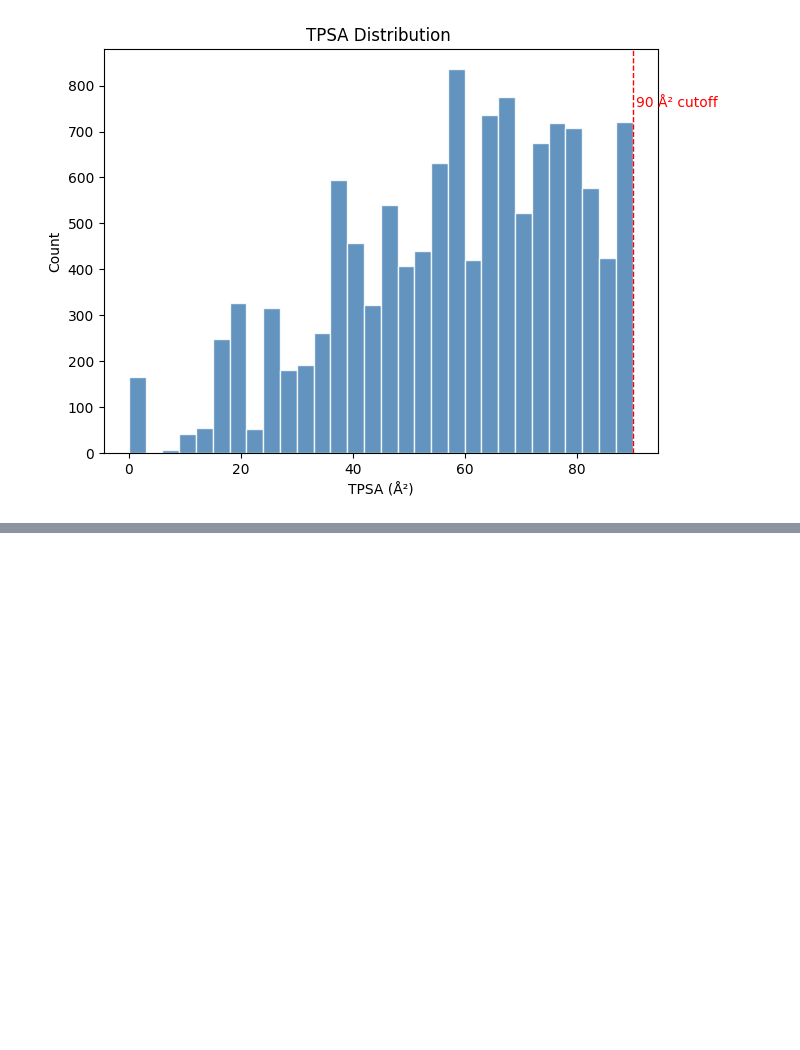
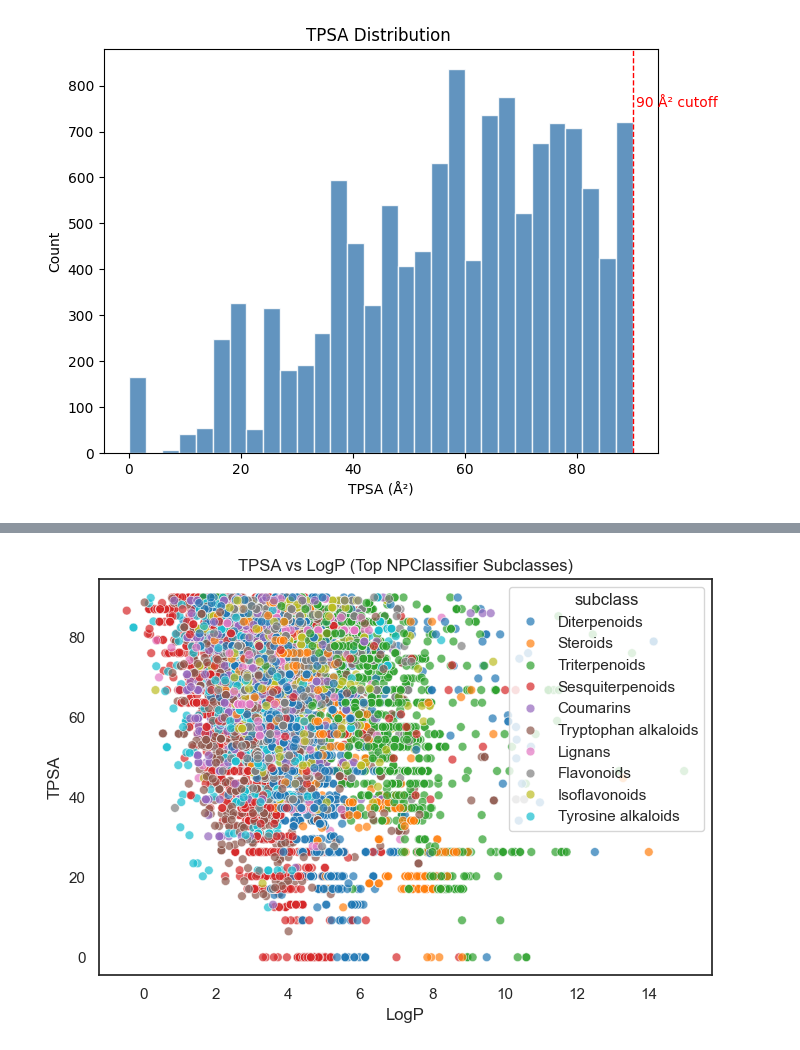
Before and after one commit to Hassan-Haydar/DSA103, a Jupyter notebook: LifeScienceData/project/project.ipynb, the cells around one changed output, grey strips where cells are left out. Drawn from its saved outputs; the diff is of its cells as text; code cells hidden in the pictures; blank space fills up the shorter version.

```diff
--- a/LifeScienceData/project/project.ipynb
+++ b/LifeScienceData/project/project.ipynb
@@ -178,0 +225,21 @@ plt.show()
+# %%
+df_plot = df_final[df_final["TPSA"] <= 90].copy()
+
+top_sub = df_plot["subclass"].value_counts().index[:10]
+df_plot = df_plot[df_plot["subclass"].isin(top_sub)]
+# %%
+plt.figure(figsize=(7,5))
+sns.scatterplot(
+    data=df_plot,
+    x="LogP",
+    y="TPSA",
+    hue="subclass",
+    s=40,
+    alpha=0.7,
+    palette="tab10"
+)
+plt.title("TPSA vs LogP (Top NPClassifier Subclasses)")
+plt.tight_layout()
+plt.show()
+# %% [output]
+[figure, added]
```
Also changed, not shown: parts of 8 cells of this notebook.
